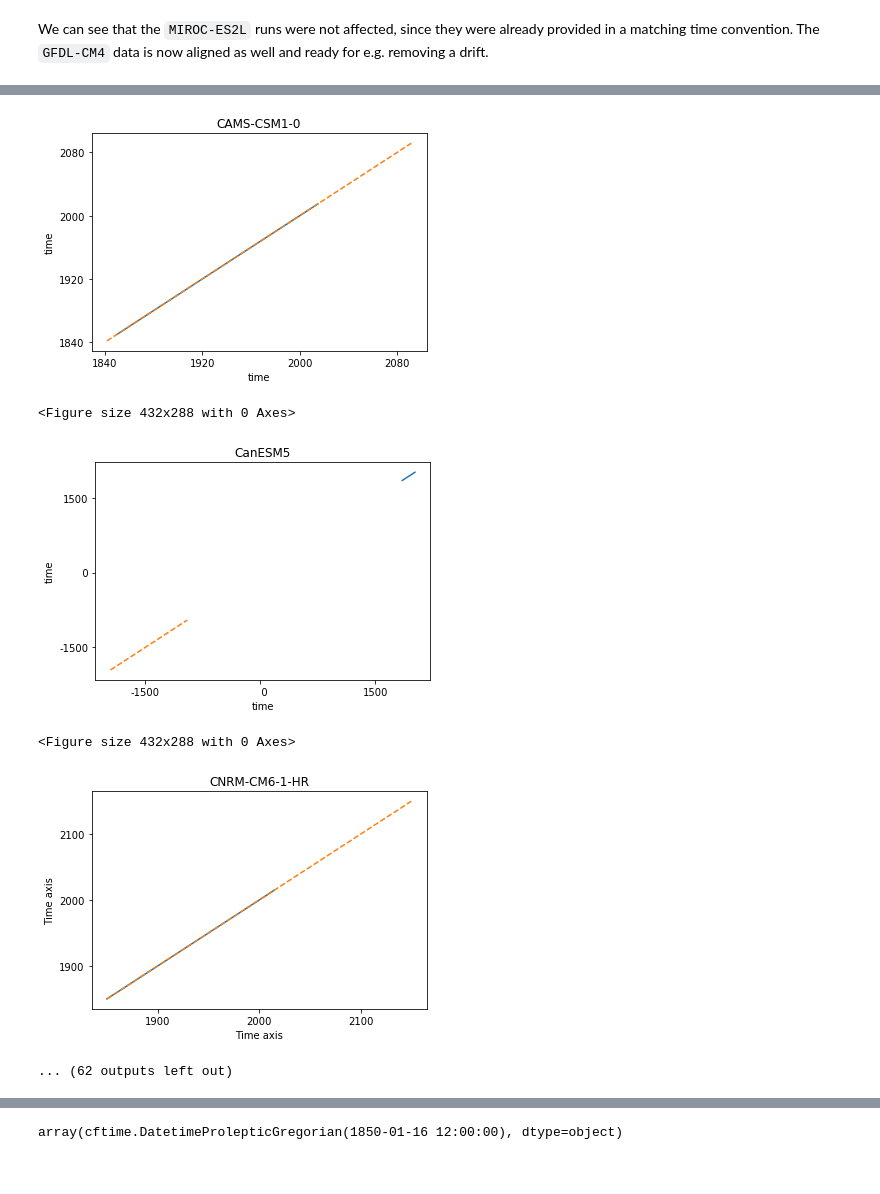
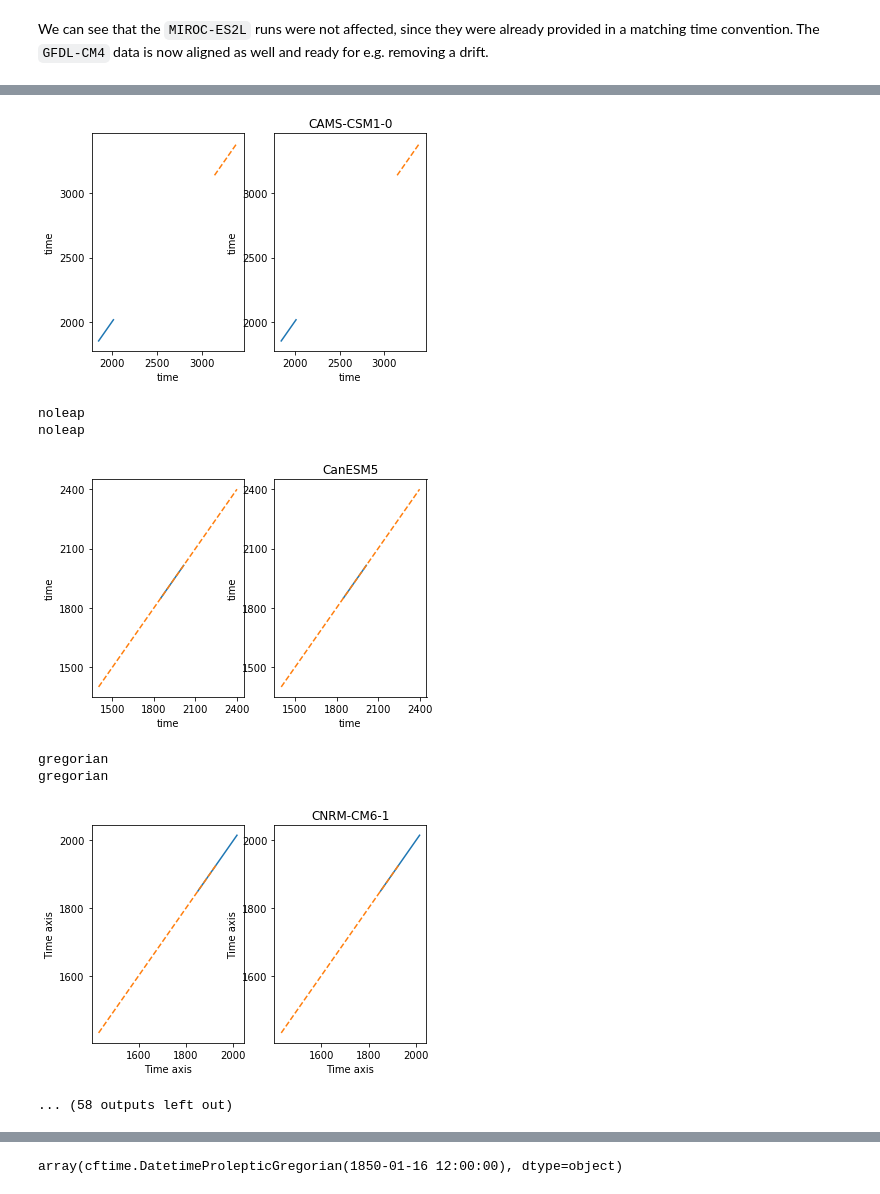
Before and after one commit to jbusecke/xMIP, a Jupyter notebook: doc/time_utils.ipynb, the cells around one changed output, grey strips where cells are left out. Drawn from its saved outputs; the diff is of its cells as text; code cells hidden in the pictures.

```diff
--- a/doc/time_utils.ipynb
+++ b/doc/time_utils.ipynb
@@ -129,7 +128,7 @@ experiment_ids = ['historical', 'piControl'] #  seems to have the most so far 's
 table_ids = ['Omon'] # , 'Oyr'for the other models the yearly data would give more results but for this combo not
 # Note that the yearly files do not have the necessary metadata to shift the control run time!!!
 
-query = dict(experiment_id=experiment_ids, table_id=table_ids)
+query = dict(experiment_id=experiment_ids, table_id=table_ids, variable_id=['tos'])
 
 cat = col.search(**query)
 cat.df = cat.df.drop_duplicates(subset=['source_id', 'experiment_id'])
@@ -143,7 +142,8 @@ for model in models:
         full_models.append(model)
 cat.df = cat.df[[(m in full_models) for m in cat.df['source_id'].values]]
 
-data_dict = cat.to_dataset_dict(zarr_kwargs={'consolidated': True, 'decode_times':False})
+data_dict_raw = cat.to_dataset_dict(zarr_kwargs={'consolidated': True, 'decode_times':False})
+
 # need to reprocess to get consistent cf_time values
-data_dict = {k:xr.decode_cf(ds, use_cftime=True) for k, ds in data_dict.items()}
+data_dict = {k:xr.decode_cf(ds, use_cftime=True) for k, ds in data_dict_raw.items()}
 # %% [output]
@@ -246,0 +250,3 @@ first CanESM4
+# %%
+# need to reprocess to get consistent cf_time values
+data_dict = {k:xr.decode_cf(ds, use_cftime=True) for k, ds in data_dict_raw.items()}
@@ -248,49 +437,36 @@ first CanESM4
 from cmip6_preprocessing.time_utils import _decode_wrapper
 for model in full_models:
 
-    hist = data_dict_timefixed[[k for k in data_dict.keys() if (model in k) & ('historical' in k)][0]]
-    cont = data_dict_timefixed[[k for k in data_dict.keys() if (model in k) & ('piControl' in k)][0]]
+    hist = data_dict_timefixed[[k for k in data_dict_timefixed.keys() if (model in k) & ('historical' in k)][0]]
+    cont = data_dict_timefixed[[k for k in data_dict_timefixed.keys() if (model in k) & ('piControl' in k)][0]]
 
     hist_raw = data_dict[[k for k in data_dict.keys() if (model in k) & ('historical' in k)][0]]
     cont_raw = data_dict[[k for k in data_dict.keys() if (model in k) & ('piControl' in k)][0]]
+
+    print(hist.time.data[0].calendar)
+    print(cont.time.data[0].calendar)
+
+    for k in [kk for kk in hist_raw.attrs.keys() if 'branch' in kk]:
+        pass
+
     plt.figure()
+
     try:
-#         print(model)
 
-#         # find branchpoint based on new time
-#         branch_idx = abs(cont.time - hist.time[0]).argmin()
-#         print(hist.time.data[0])
-#         print(cont.time[branch_idx].data)
-#         print(cont.time)
-#     #     assert hist.time.data[0].year == cont.time.data[branch_idx].year
-#     #     assert hist.time.data[0].month == cont.time.data[branch_idx].month
-#         # they might not match exactly
+        plt.subplot(1,2,1)
+        hist_raw.time.plot()
+        cont_raw.time.plot(ls='--')
 
-#         print({k:v for k,v in hist_raw.attrs.items() if ('branch' in k) | ('parent' in k)})
-
-#         branch_time_source = xr.DataArray(hist_raw.attrs['branch_time_in_parent'])
-#         branch_time_source.attrs = hist_raw.time.attrs
-
-#         calendar_type = None # if not changed this will default to gregorian
-#         if 'calendar_type' in branch_time_source.attrs.keys():
-#             calendar_type = source.time.attrs['calendar_type']
-
-#         if calendar_type:
-#             branch_time_source.attrs['calendar'] = calendar_type
-
-#         branch_time_source.attrs['units'] = hist_raw.attrs['parent_time_units']
-#         branch_time_source = _decode_wrapper(branch_time_source)
-#         # find branch time
-
-#         print(f"Detected branch time in control:{branch_time_source.data}")
-
-        plt.figure()
-        hist.time.plot()
-        cont.time.plot(ls='--')
 
     except:
         pass
+    try:
+        plt.subplot(1,2,2)
+        hist.time.plot()
+        cont.time.plot(ls='--')
+        plt.title(model)
+        plt.show()
 
-    plt.title(model)
-    plt.show()
+    except:
+        print(f"{model} fucked up")
 # %% [output]
@@ -304,6 +484,8 @@ for model in full_models:
-[figure, old version]
+[figure, new version]
-<Figure size 432x288 with 0 Axes>
+noleap
+noleap
-[figure, old version]
+[figure, new version]
-<Figure size 432x288 with 0 Axes>
+gregorian
+gregorian
-[figure, old version]
+[figure, new version]
-... (62 outputs left out)
+... (58 outputs left out)
```
Also changed, not shown: parts of 25 cells of this notebook, 2 other files.
